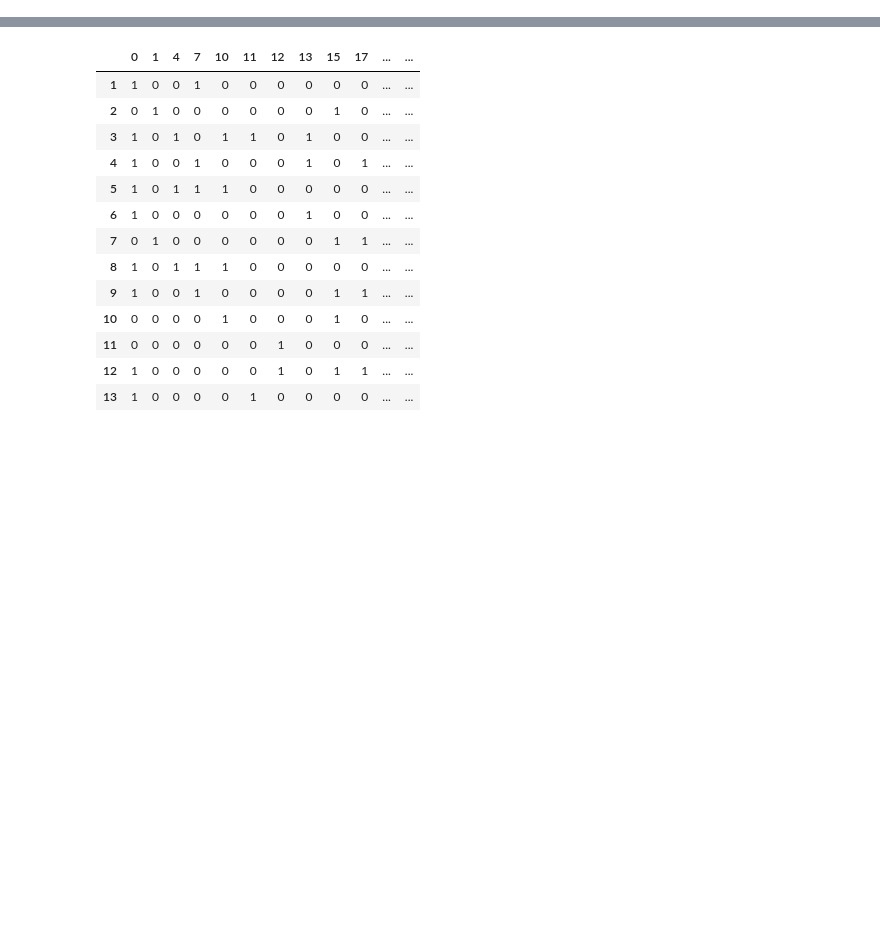
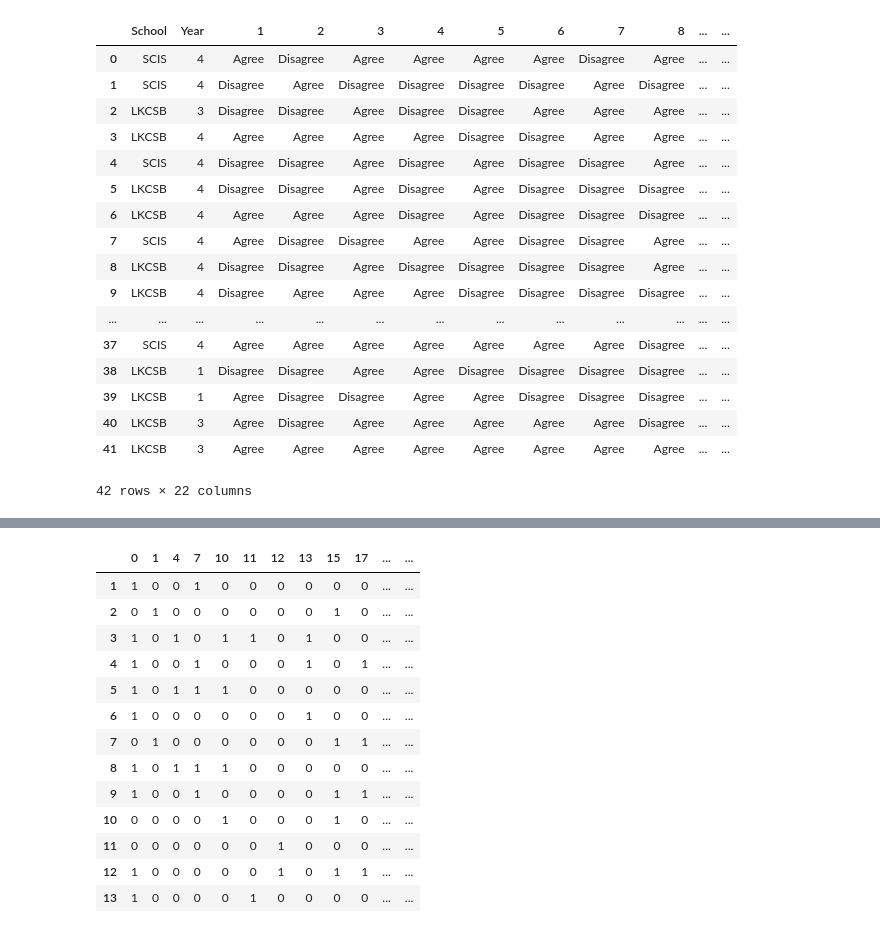
Before and after one commit to gcshane/icc-survey-analysis, a Jupyter notebook: ICC survey EDA.ipynb, the cells around one changed output, grey strips where cells are left out. Cells and saved outputs as stored; diff of their text form; code cells hidden in the pictures; blank space fills up the shorter version.

```diff
--- a/ICC survey EDA.ipynb
+++ b/ICC survey EDA.ipynb
@@ -5,4 +6,24 @@ import matplotlib.pyplot as plt
 # %%
 df = pd.read_csv("ICC survey response.csv")
 df = df.replace(to_replace="School of Computing and Information Systems (SCIS)", value="SCIS")
 df = df.replace(to_replace="Lee Kong Chian School of Business (LKCSB)", value="LKCSB")
+df
+# %% [output]
+|  | School | Year | 1 | 2 | 3 | 4 | 5 | 6 | 7 | 8 | ... | ... |
+| 0 | SCIS | 4 | Agree | Disagree | Agree | Agree | Agree | Agree | Disagree | Agree | ... | ... |
+| 1 | SCIS | 4 | Disagree | Agree | Disagree | Disagree | Disagree | Disagree | Agree | Disagree | ... | ... |
+| 2 | LKCSB | 3 | Disagree | Disagree | Agree | Disagree | Disagree | Agree | Agree | Agree | ... | ... |
+| 3 | LKCSB | 4 | Agree | Agree | Agree | Agree | Disagree | Disagree | Agree | Agree | ... | ... |
+| 4 | SCIS | 4 | Disagree | Disagree | Agree | Disagree | Agree | Disagree | Disagree | Agree | ... | ... |
+| 5 | LKCSB | 4 | Disagree | Disagree | Agree | Disagree | Agree | Disagree | Disagree | Disagree | ... | ... |
+| 6 | LKCSB | 4 | Agree | Agree | Agree | Disagree | Agree | Disagree | Disagree | Disagree | ... | ... |
+| 7 | SCIS | 4 | Agree | Disagree | Disagree | Agree | Agree | Disagree | Disagree | Agree | ... | ... |
+| 8 | LKCSB | 4 | Disagree | Disagree | Agree | Disagree | Disagree | Disagree | Disagree | Agree | ... | ... |
+| 9 | LKCSB | 4 | Disagree | Agree | Agree | Agree | Disagree | Disagree | Disagree | Disagree | ... | ... |
+| ... | ... | ... | ... | ... | ... | ... | ... | ... | ... | ... | ... | ... |
+| 37 | SCIS | 4 | Agree | Agree | Agree | Agree | Agree | Agree | Agree | Disagree | ... | ... |
+| 38 | LKCSB | 1 | Disagree | Disagree | Agree | Agree | Disagree | Disagree | Disagree | Disagree | ... | ... |
+| 39 | LKCSB | 1 | Agree | Disagree | Disagree | Agree | Agree | Disagree | Disagree | Disagree | ... | ... |
+| 40 | LKCSB | 3 | Agree | Disagree | Agree | Agree | Agree | Agree | Agree | Disagree | ... | ... |
+| 41 | LKCSB | 3 | Agree | Agree | Agree | Agree | Agree | Agree | Agree | Agree | ... | ... |
+42 rows × 22 columns
```
Also changed, not shown: parts of 11 cells of this notebook, 4 other files.
